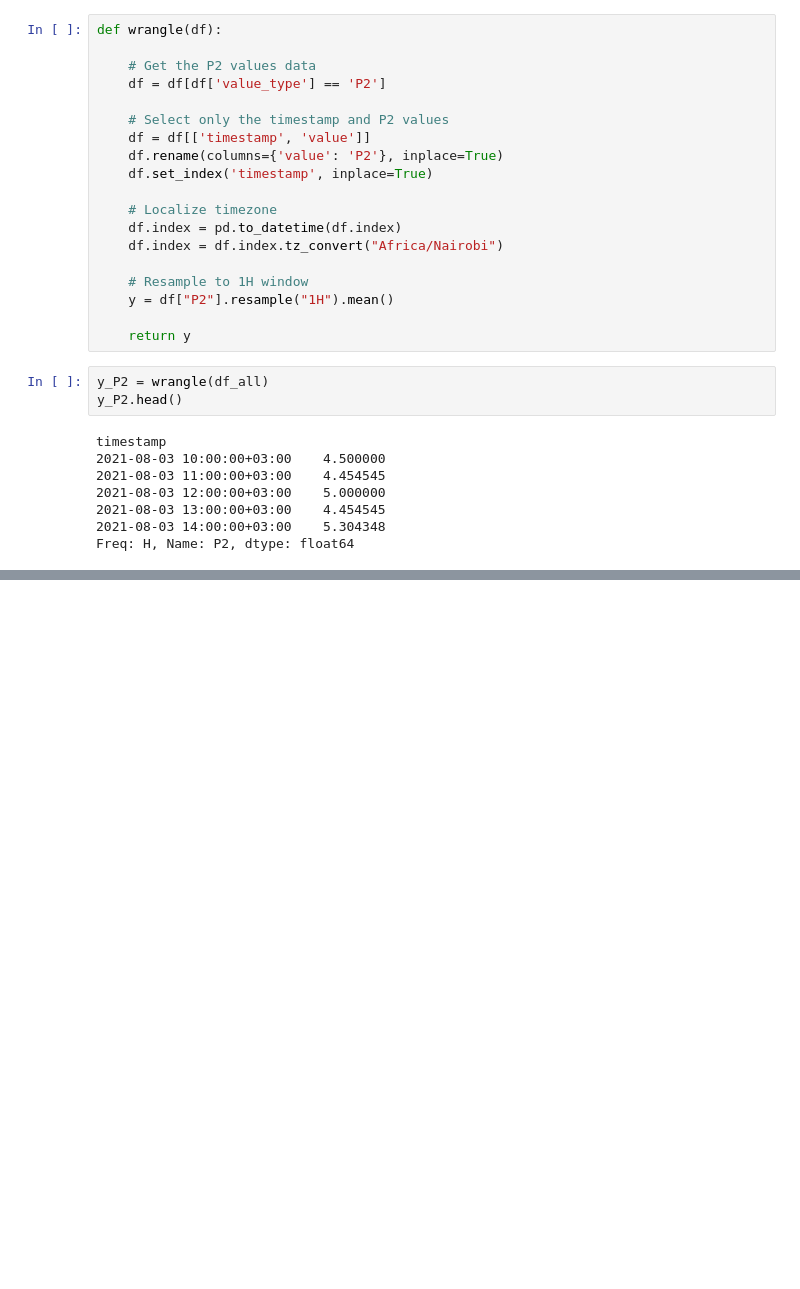
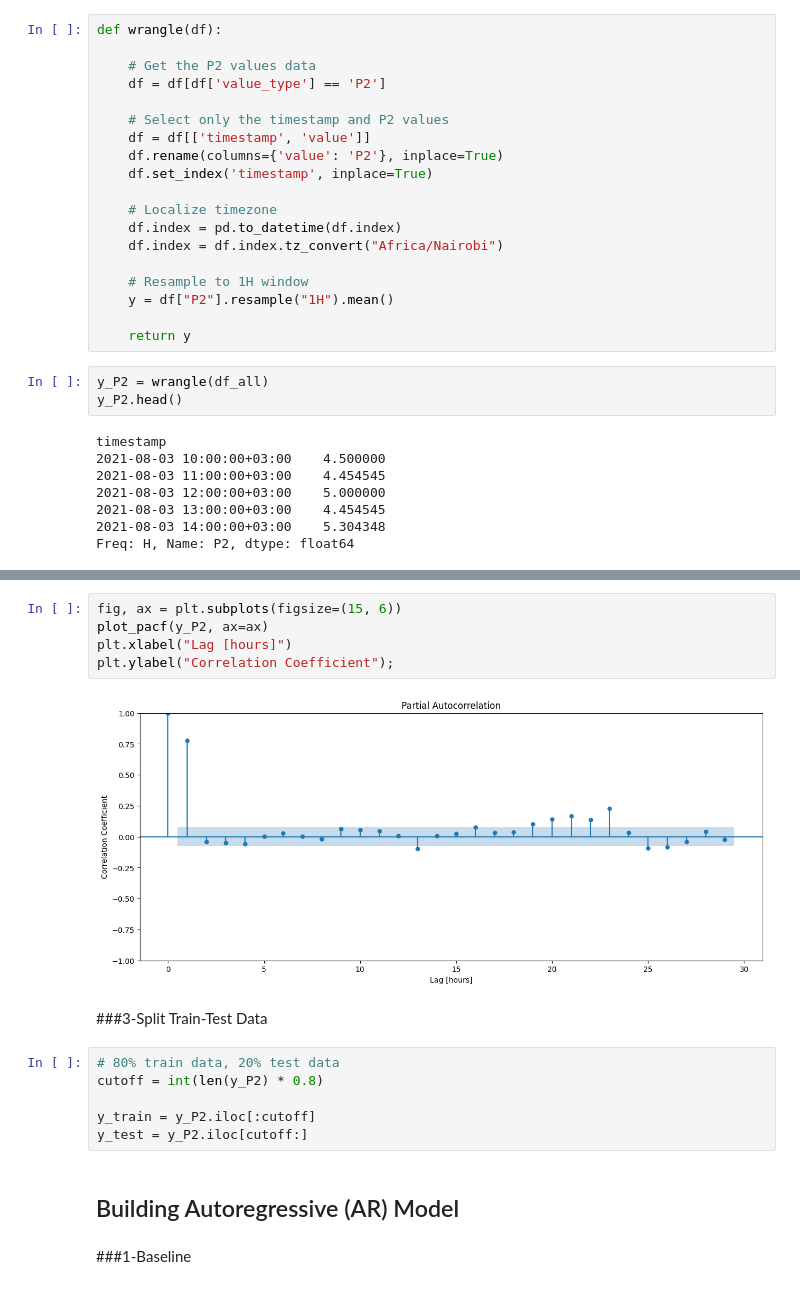
Before and after one commit to YDj-robot/Air-Quality-Archive-Nakuru-City-in-Kenya, a Jupyter notebook: Air_Quality_Nakuru_Autoregressive_Model.ipynb, the cells around one changed output, grey strips where cells are left out. Drawn from its saved outputs; the diff is of its cells as text; blank space fills up the shorter version.

```diff
--- a/Air_Quality_Nakuru_Autoregressive_Model.ipynb
+++ b/Air_Quality_Nakuru_Autoregressive_Model.ipynb
@@ -53,0 +70,19 @@ Freq: H, Name: P2, dtype: float64
+# %%
+fig, ax = plt.subplots(figsize=(15, 6))
+plot_pacf(y_P2, ax=ax)
+plt.xlabel("Lag [hours]")
+plt.ylabel("Correlation Coefficient");
+# %% [output]
+[figure, added]
+# %% [markdown]
+###3-Split Train-Test Data
+# %%
+# 80% train data, 20% test data
+cutoff = int(len(y_P2) * 0.8)
+
+y_train = y_P2.iloc[:cutoff]
+y_test = y_P2.iloc[cutoff:]
+# %% [markdown]
+## Building Autoregressive (AR) Model
+# %% [markdown]
+###1-Baseline
```
Also changed, not shown: parts of 22 cells of this notebook.
